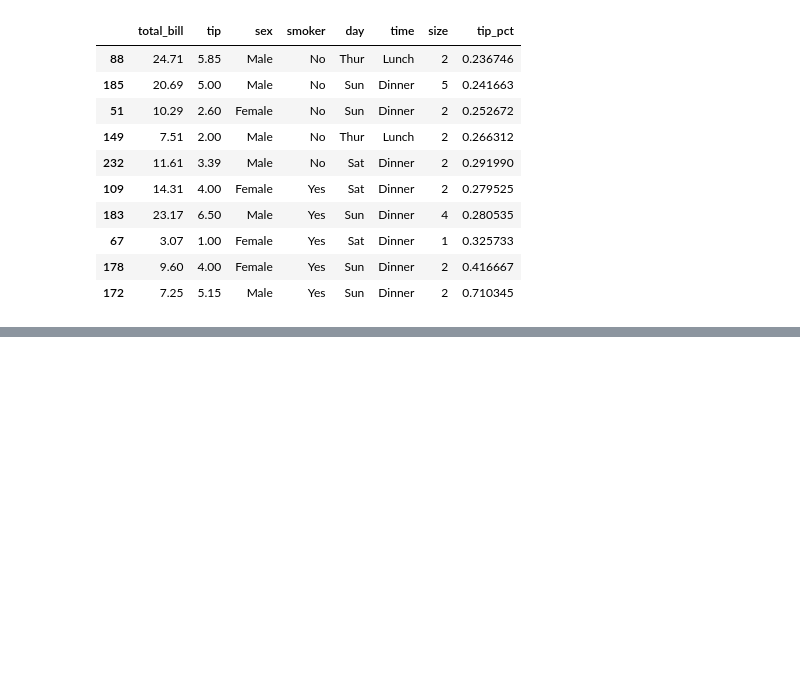
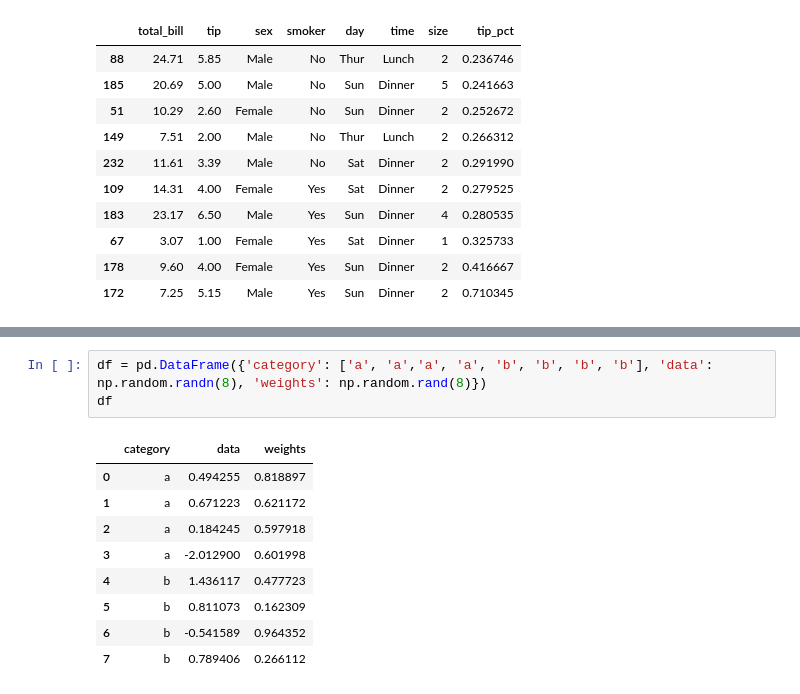
Before and after one commit to KentFujii/py_analysis, a Jupyter notebook: aggregation_and_group/group-wise_ops.ipynb, the cells around one changed output, grey strips where cells are left out. Drawn from its saved outputs; the diff is of its cells as text; blank space fills up the shorter version.

```diff
--- a/aggregation_and_group/group-wise_ops.ipynb
+++ b/aggregation_and_group/group-wise_ops.ipynb
@@ -270,0 +347,13 @@ dtype: float64
+# %%
+df = pd.DataFrame({'category': ['a', 'a','a', 'a', 'b', 'b', 'b', 'b'], 'data': np.random.randn(8), 'weights': np.random.rand(8)})
+df
+# %% [output]
+|  | category | data | weights |
+| 0 | a | 0.494255 | 0.818897 |
+| 1 | a | 0.671223 | 0.621172 |
+| 2 | a | 0.184245 | 0.597918 |
+| 3 | a | -2.012900 | 0.601998 |
+| 4 | b | 1.436117 | 0.477723 |
+| 5 | b | 0.811073 | 0.162309 |
+| 6 | b | -0.541589 | 0.964352 |
+| 7 | b | 0.789406 | 0.266112 |
```
Also changed, not shown: parts of 27 cells of this notebook, 4 other files.
